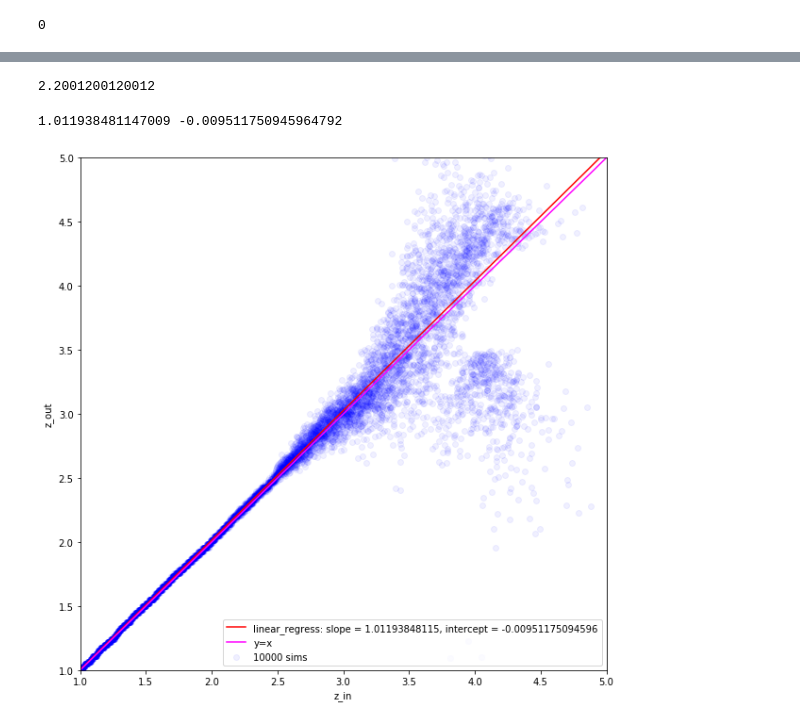
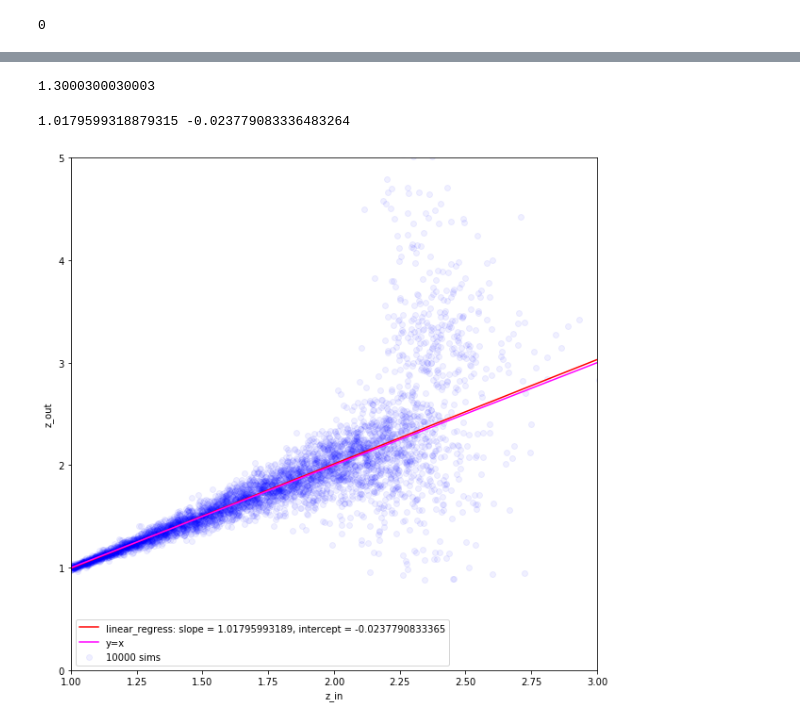
Before and after one commit to cpvargas/sed_research, a Jupyter notebook: library_prototype-2-main.ipynb, the cells around one changed output, grey strips where cells are left out. Saved outputs shown, nothing was run; the diff lists cells and outputs as text; code cells hidden in the pictures.

```diff
--- a/library_prototype-2-main.ipynb
+++ b/library_prototype-2-main.ipynb
@@ -12,8 +12,8 @@ from scipy import stats
 from datetime import datetime
 import subprocess
 c = 299792458 #speed of light m s^-1
-plt.rcParams['figure.figsize'] = [20, 10]
-
+#plt.rcParams['figure.figsize'] = [20, 10]
+plt.rcParams['figure.figsize'] = [10, 10]
 import extinction
 
 startTime = datetime.now()
@@ -290,7 +314,7 @@ with open(eazyfolder + "/inputs/zphot.translate","w") as f:
         f.write("e_{} E{}\n".format(str(tag[i]),str(int(eazytag[i]))))
 # %%
 #Creating a Mock catalog
-zspace = np.linspace(1.,5.,10000) #Redshift grid
+zspace = np.linspace(1.,4.0,10000) #Redshift grid
 # %%
 with open(home + "/eazy-photoz/inputs/eazy.cat","w") as f:
     L = "#id"
@@ -335,25 +357,36 @@ plt.rcParams['figure.figsize'] = [10, 10]
 # %%
-zspace[3000]
+zspace[1000]
 # %% [output]
-2.2001200120012
+1.3000300030003
+# %%
+
+mask = zout>0
+zout_m = zout[mask]
+zspace_m = zspace[mask]
 # %%
-slope, intercept, r_value, p_value, std_err = stats.linregress(zspace[:3000],zout[:3000])
-x = np.linspace(1.,5.0,10000)
+
+plt.rcParams['figure.figsize'] = [10, 10]
+
+
+slope, intercept, r_value, p_value, std_err = stats.linregress(zspace_m[:1000],zout_m[:1000])
+x = np.linspace(1.,4.0,10000)
 y = slope*x+intercept
 plt.plot(x,y,color="red",label="linear_regress: slope = {}, intercept = {}".format(slope,intercept))
 print slope,intercept
 
 plt.plot(x,x,color="magenta",label="y=x")
 
 plt.xlabel("z_in")
 plt.ylabel("z_out")
 
-plt.xlim(1.,5.0)
-plt.ylim(1.,5.0)
+plt.xlim(1.,3.0)
+plt.ylim(0.,5.0)
 
 plt.scatter(zspace,zout,c="blue",alpha=0.06,label="10000 sims")
 plt.legend()
+
 plt.show()
+#plt.savefig("arp220Av{}Rv{}.png".format(Av,Rv),dpi=150)
 # %% [output]
-1.011938481147009 -0.009511750945964792
+1.0179599318879315 -0.023779083336483264
-[figure, old version]
+[figure, new version]
```
Also changed, not shown: parts of 22 cells of this notebook.
